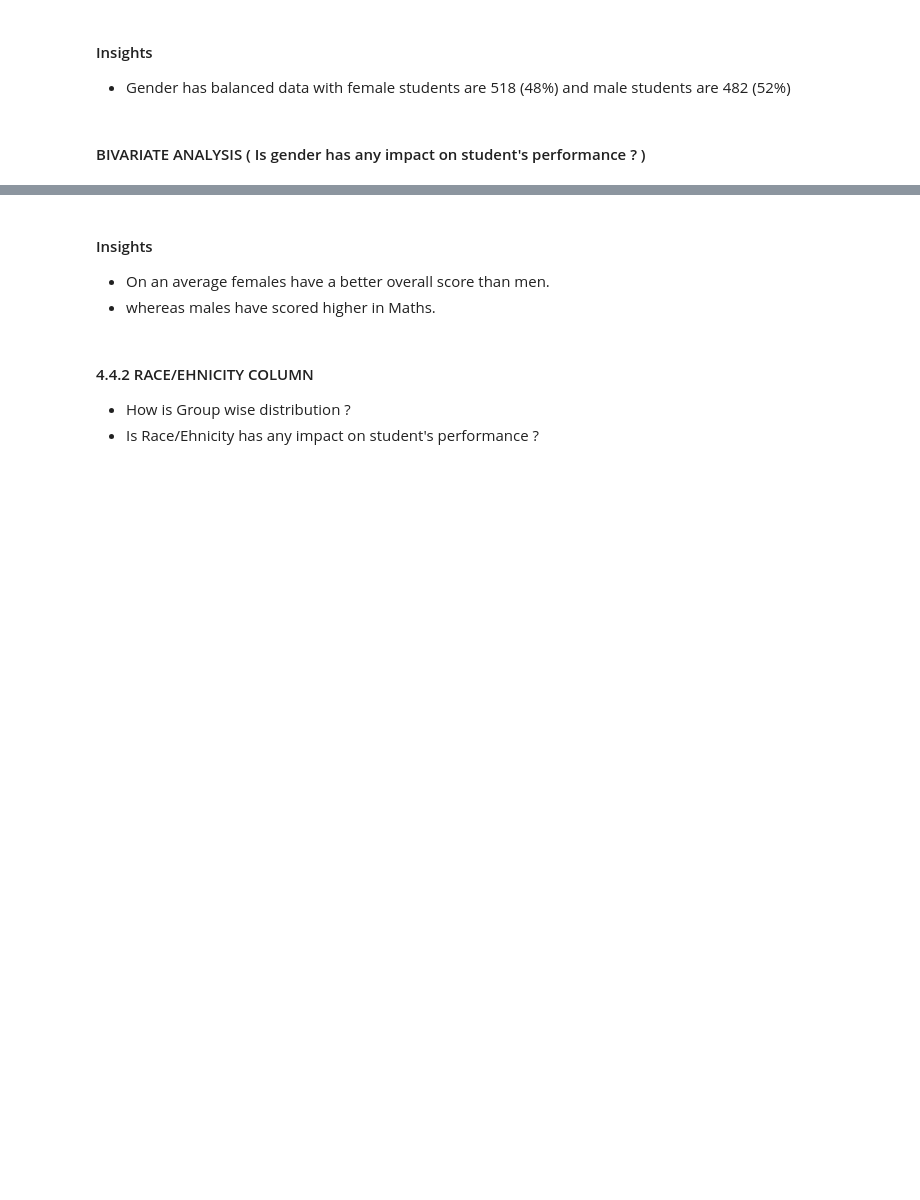
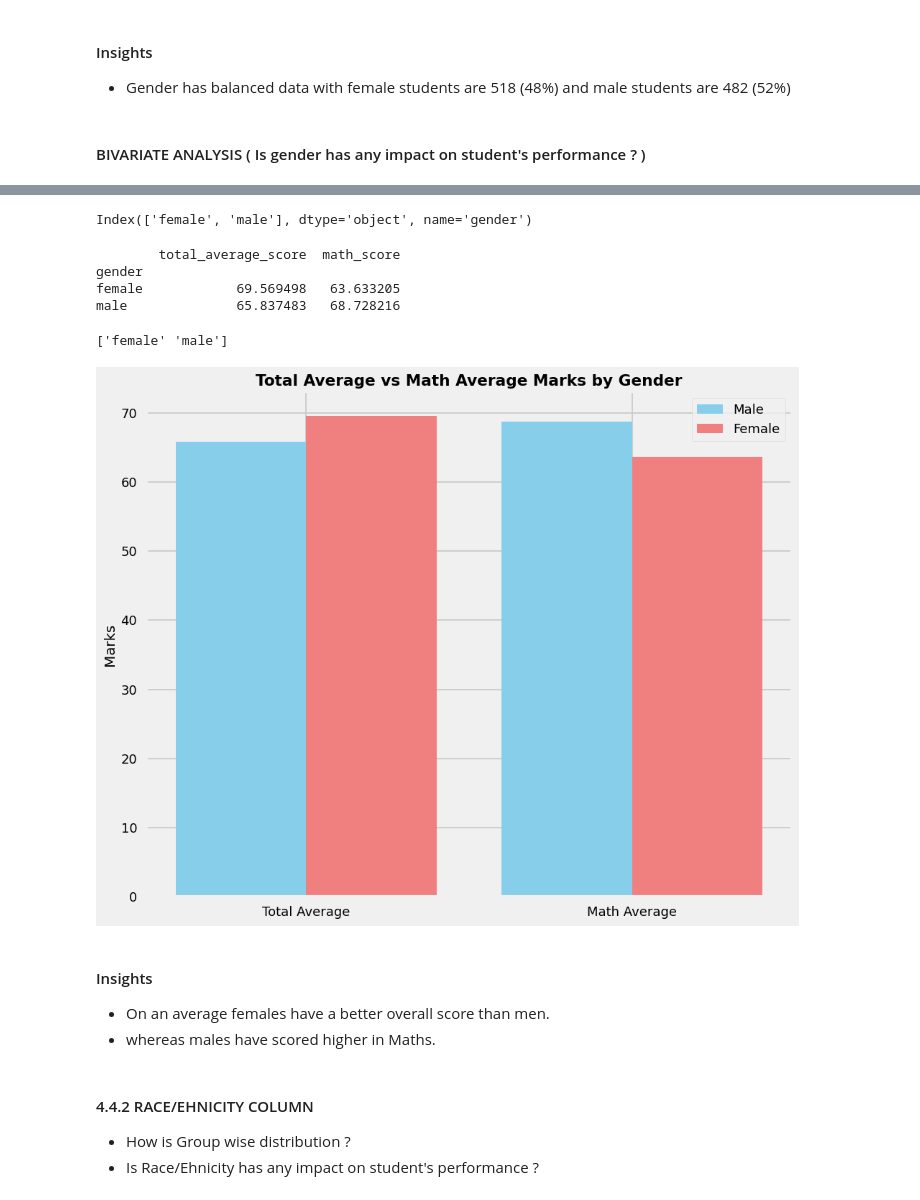
Before and after one commit to HarshGupta245/mlProject, a Jupyter notebook: notebook/1 . EDA STUDENT PERFORMANCE .ipynb, the cells around one changed output, grey strips where cells are left out. Saved outputs shown, nothing was run; the diff lists cells and outputs as text; code cells hidden in the pictures; blank space fills up the shorter version.

```diff
--- a/notebook/1 . EDA STUDENT PERFORMANCE .ipynb
+++ b/notebook/1 . EDA STUDENT PERFORMANCE .ipynb
@@ -453,0 +459,20 @@ plt.show()
+# %%
+# Calculate the total average score for each student
+df['total_average_score'] = (df['math_score'] + df['reading_score'] + df['writing_score']) / 3
+
+# Group the data by gender and calculate the mean of 'total_average_score' and 'math_score'
+gender_group = df.groupby('gender').agg(
+    total_average_score=('total_average_score', 'mean'),
+    math_score=('math_score', 'mean')
+)
+# %%
+print(gender_group.index)
+# %% [output]
+Index(['female', 'male'], dtype='object', name='gender')
+# %%
+print(gender_group.head())
+# %% [output]
+        total_average_score  math_score
+gender
+female            69.569498   63.633205
+male              65.837483   68.728216
@@ -454,3 +481,43 @@ plt.show()
+# %%
+print(df['gender'].unique())
+# Should output: ['female' 'male'] or ['Male', 'Female']
+# %% [output]
+['female' 'male']
+# %%
+import numpy as np
+import matplotlib.pyplot as plt
+
+# Group by gender if not already done
+gender_group = df.groupby('gender').mean(numeric_only=True)
+
+# Define x-axis categories
+X = ['Total Average', 'Math Average']
+X_axis = np.arange(len(X))
+
+# Get scores
+female_scores = [
+    gender_group.loc['female', 'total_average_score'],
+    gender_group.loc['female', 'math_score']
+]
+male_scores = [
+    gender_group.loc['male', 'total_average_score'],
+    gender_group.loc['male', 'math_score']
+]
+
+# Plot
+plt.figure(figsize=(10, 8))
+plt.bar(X_axis - 0.2, male_scores, 0.4, label='Male', color='skyblue')
+plt.bar(X_axis + 0.2, female_scores, 0.4, label='Female', color='lightcoral')
+
+# Customize
+plt.xticks(X_axis, X)
+plt.ylabel("Marks")
+plt.title("Total Average vs Math Average Marks by Gender", fontweight='bold')
+plt.legend()
+plt.tight_layout()
+plt.show()
+# %% [output]
+[figure, added]
 # %% [markdown]
 #### Insights
 - On an average females have a better overall score than men.
```
Also changed, not shown: parts of 24 cells of this notebook, 5 other files.
